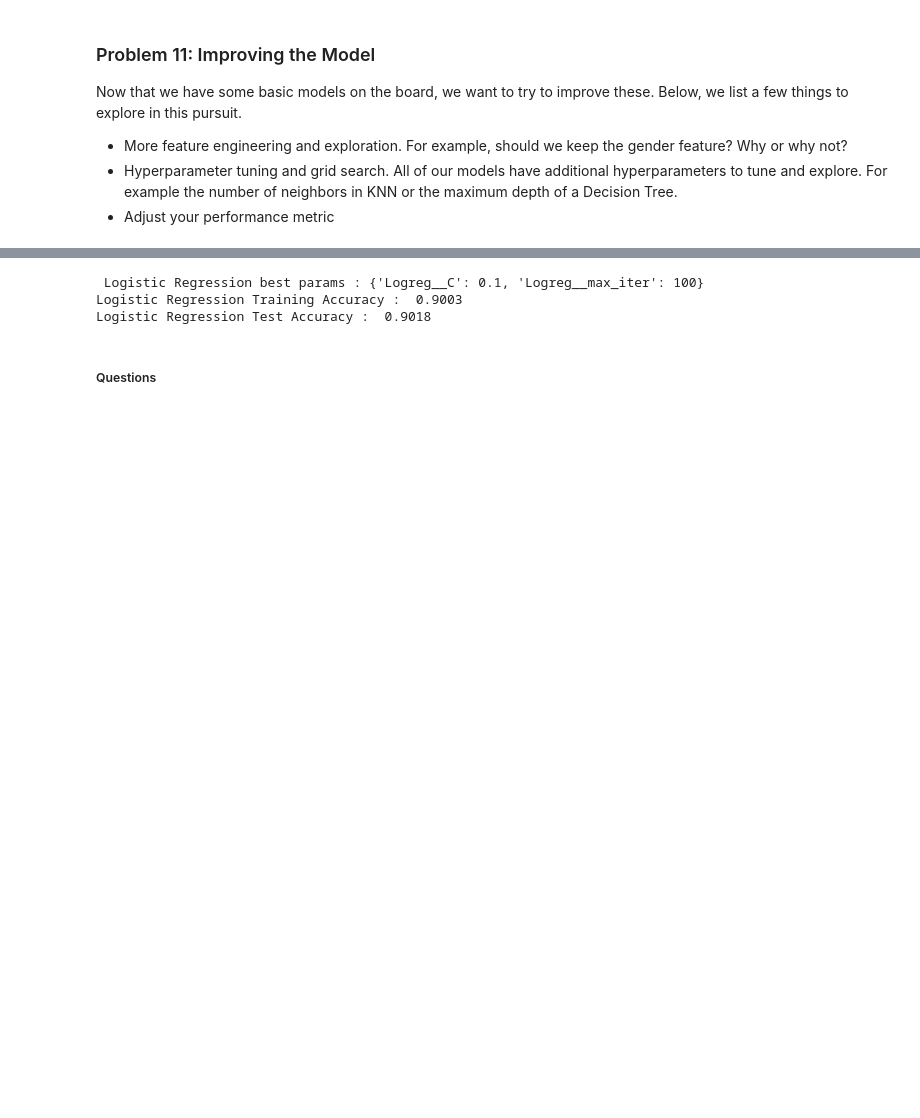
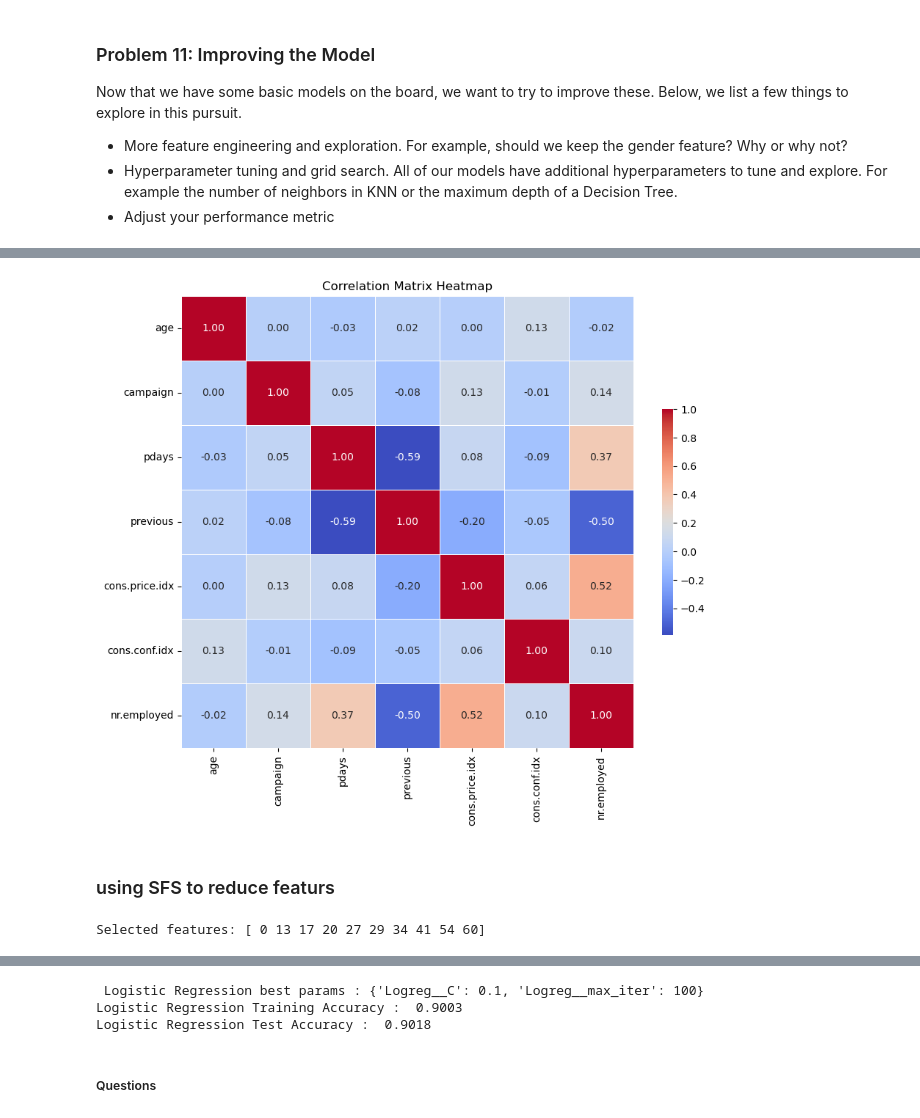
Before and after one commit to er-robins/Bank_Marketing_Campaign, a Jupyter notebook: Bank_Marketing_Campaign.ipynb, the cells around one changed output, grey strips where cells are left out. Cells and saved outputs as stored; diff of their text form; code cells hidden in the pictures; blank space fills up the shorter version.

```diff
--- a/Bank_Marketing_Campaign.ipynb
+++ b/Bank_Marketing_Campaign.ipynb
@@ -346,0 +400,48 @@ Now that we have some basic models on the board, we want to try to improve these
+# %%
+#dropping emp.var.rate
+df.drop(columns=['emp.var.rate','euribor3m'], inplace=True)
+numeric_columns = df.select_dtypes(include=['int64','float64']).columns.to_list()
+# %%
+correlation_matrix = df[numeric_columns].corr()
+
+plt.figure(figsize=(10, 8))
+
+# Draw the heatmap with the mask and correct aspect ratio
+sns.heatmap(correlation_matrix, annot=True, fmt=".2f", cmap='coolwarm', square=True, linewidths=.5, cbar_kws={"shrink": .5})
+
+plt.title('Correlation Matrix Heatmap')
+plt.show()
+# %% [output]
+[figure, added]
+# %% [markdown]
+### using SFS to reduce featurs
+# %%
+# Define the pipeline
+# pipeline = Pipeline(steps=[
+#     ('transform', transformer),
+#     ('classifier', LogisticRegression())
+# ])
+# pipeline.fit(X_train, y_train)
+# # Apply Sequential Feature Selector (SFS)
+recall_scorer = make_scorer(recall_score, pos_label = 'yes')
+
+
+sfs = SequentialFeatureSelector(
+    estimator=LogisticRegression(max_iter=1000),  # the model after preprocessing
+    n_features_to_select=10,  # number of features to select, adjust as necessary
+    direction='forward',     # forward selection, could also use 'backward'
+    # scoring=recall_scorer,      # scoring metric, adjust as necessary
+    scoring='accuracy',      # scoring metric, adjust as necessary
+    cv=5                     # cross-validation strategy
+)
+
+# Fit the SFS on the preprocessed data
+X_train_transformed = transformer.fit_transform(X_train)
+# X_test_transformed = transformer.fit_transform(X_test)
+sfs.fit(X_train_transformed, y_train)
+
+# Selected features
+selected_features = sfs.get_support(indices=True)
+print("Selected features:", selected_features)
+# %% [output]
+Selected features: [ 0 13 17 20 27 29 34 41 54 60]
```
Also changed, not shown: parts of 24 cells of this notebook, 34 other files.
